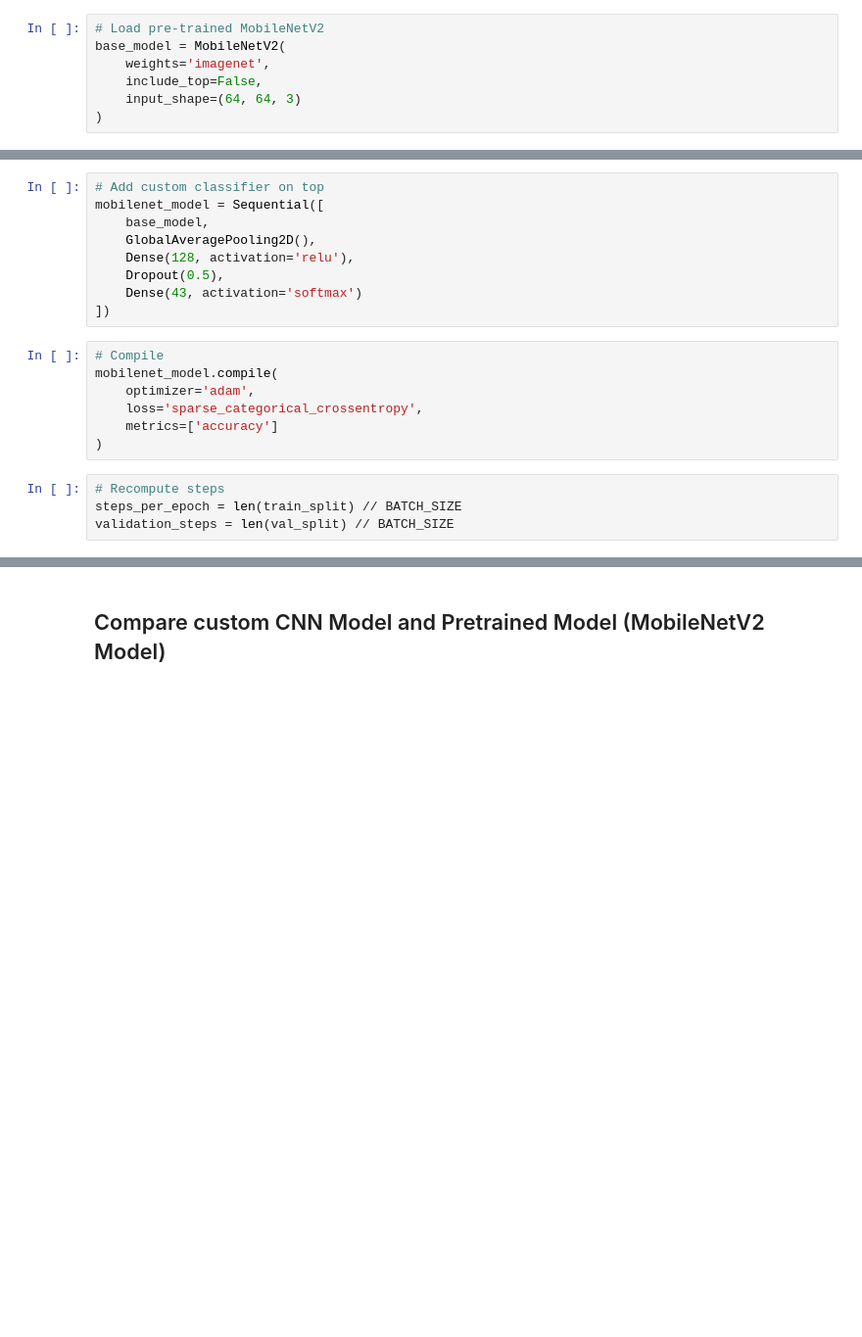
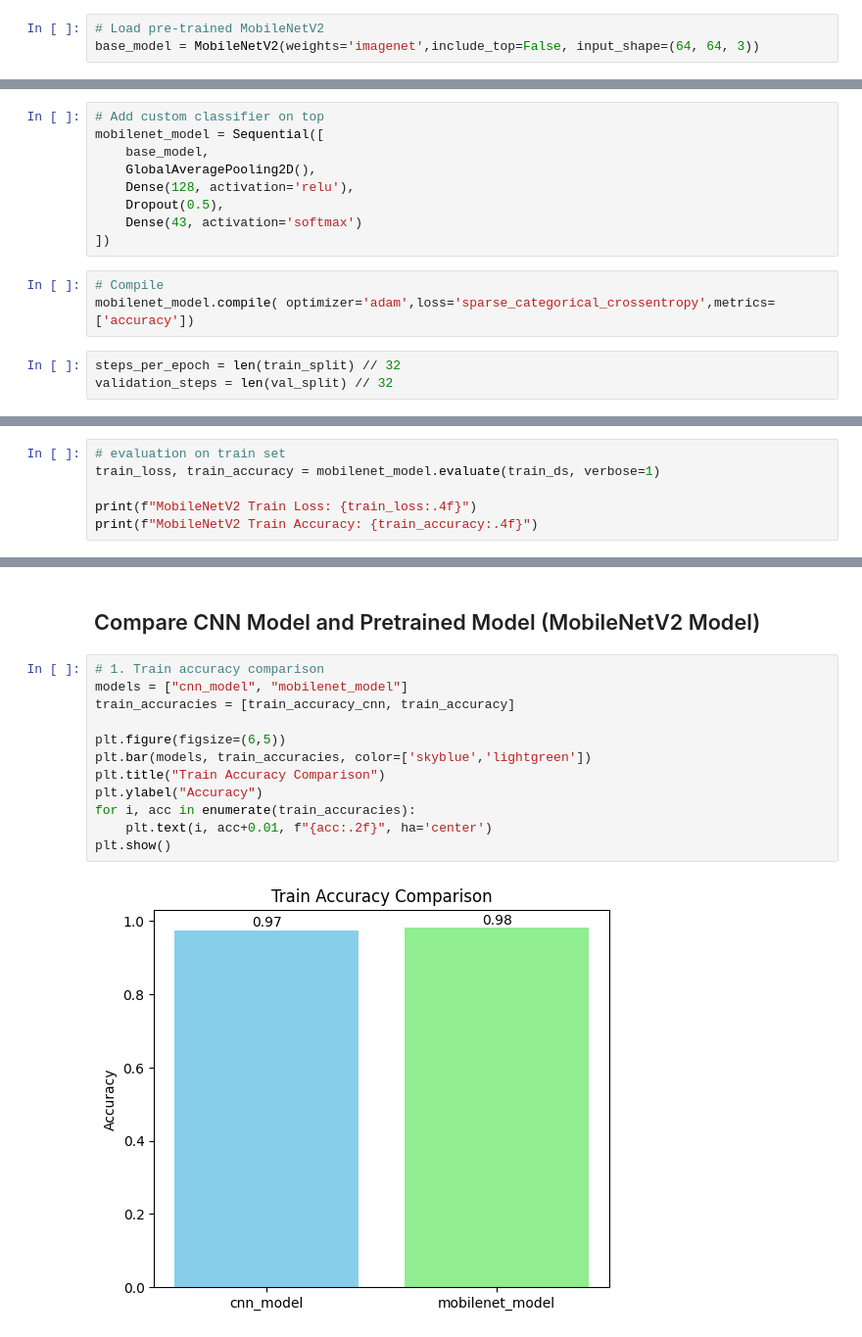
Before and after one commit to MaysoonHelmy/Traffic-Sign-Recognition-Description, a Jupyter notebook: traffic-sign-recognition-description.ipynb, the cells around one changed output, grey strips where cells are left out. Shown at 98% size. Cells and saved outputs as stored; diff of their text form; blank space fills up the shorter version.

```diff
--- a/traffic-sign-recognition-description.ipynb
+++ b/traffic-sign-recognition-description.ipynb
@@ -472,8 +515,4 @@ weighted avg       0.43      0.46      0.42     12630
 ## MobileNetV2 Model
 # %%
 # Load pre-trained MobileNetV2
-base_model = MobileNetV2(
-    weights='imagenet',
-    include_top=False,
-    input_shape=(64, 64, 3)
-)
+base_model = MobileNetV2(weights='imagenet',include_top=False, input_shape=(64, 64, 3))
@@ -491,15 +527,10 @@ mobilenet_model = Sequential([
 ])
 # %%
 # Compile
-mobilenet_model.compile(
-    optimizer='adam',
-    loss='sparse_categorical_crossentropy',
-    metrics=['accuracy']
-)
+mobilenet_model.compile( optimizer='adam',loss='sparse_categorical_crossentropy',metrics=['accuracy'])
 # %%
-# Recompute steps
-steps_per_epoch = len(train_split) // BATCH_SIZE
-validation_steps = len(val_split) // BATCH_SIZE
+steps_per_epoch = len(train_split) // 32
+validation_steps = len(val_split) // 32
 # %%
 # Train
 history_mobile = mobilenet_model.fit(train_ds, validation_data=val_ds,epochs=20,steps_per_epoch=steps_per_epoch,
@@ -533,0 +556,6 @@ Epoch 20/20
+# %%
+# evaluation on train set
+train_loss, train_accuracy = mobilenet_model.evaluate(train_ds, verbose=1)
+
+print(f"MobileNetV2 Train Loss: {train_loss:.4f}")
+print(f"MobileNetV2 Train Accuracy: {train_accuracy:.4f}")
@@ -587,2 +628,16 @@ weighted avg       0.93      0.93      0.93     12630
 # %% [markdown]
-## Compare custom CNN Model and Pretrained Model (MobileNetV2 Model)
+## Compare CNN Model and Pretrained Model (MobileNetV2 Model)
+# %%
+# 1. Train accuracy comparison
+models = ["cnn_model", "mobilenet_model"]
+train_accuracies = [train_accuracy_cnn, train_accuracy]
+
+plt.figure(figsize=(6,5))
+plt.bar(models, train_accuracies, color=['skyblue','lightgreen'])
+plt.title("Train Accuracy Comparison")
+plt.ylabel("Accuracy")
+for i, acc in enumerate(train_accuracies):
+    plt.text(i, acc+0.01, f"{acc:.2f}", ha='center')
+plt.show()
+# %% [output]
+[figure, added]
```
Also changed, not shown: parts of 37 cells of this notebook.
